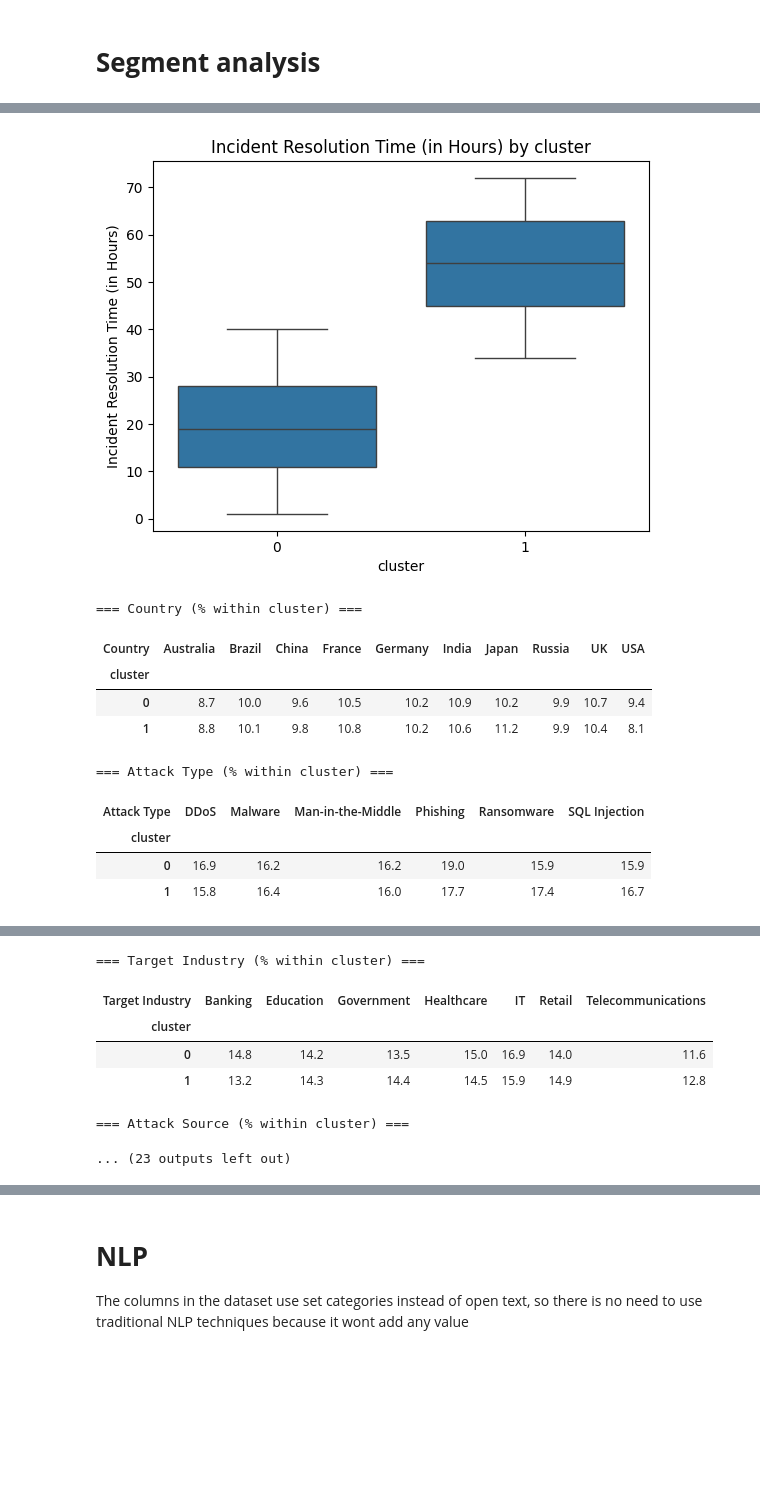
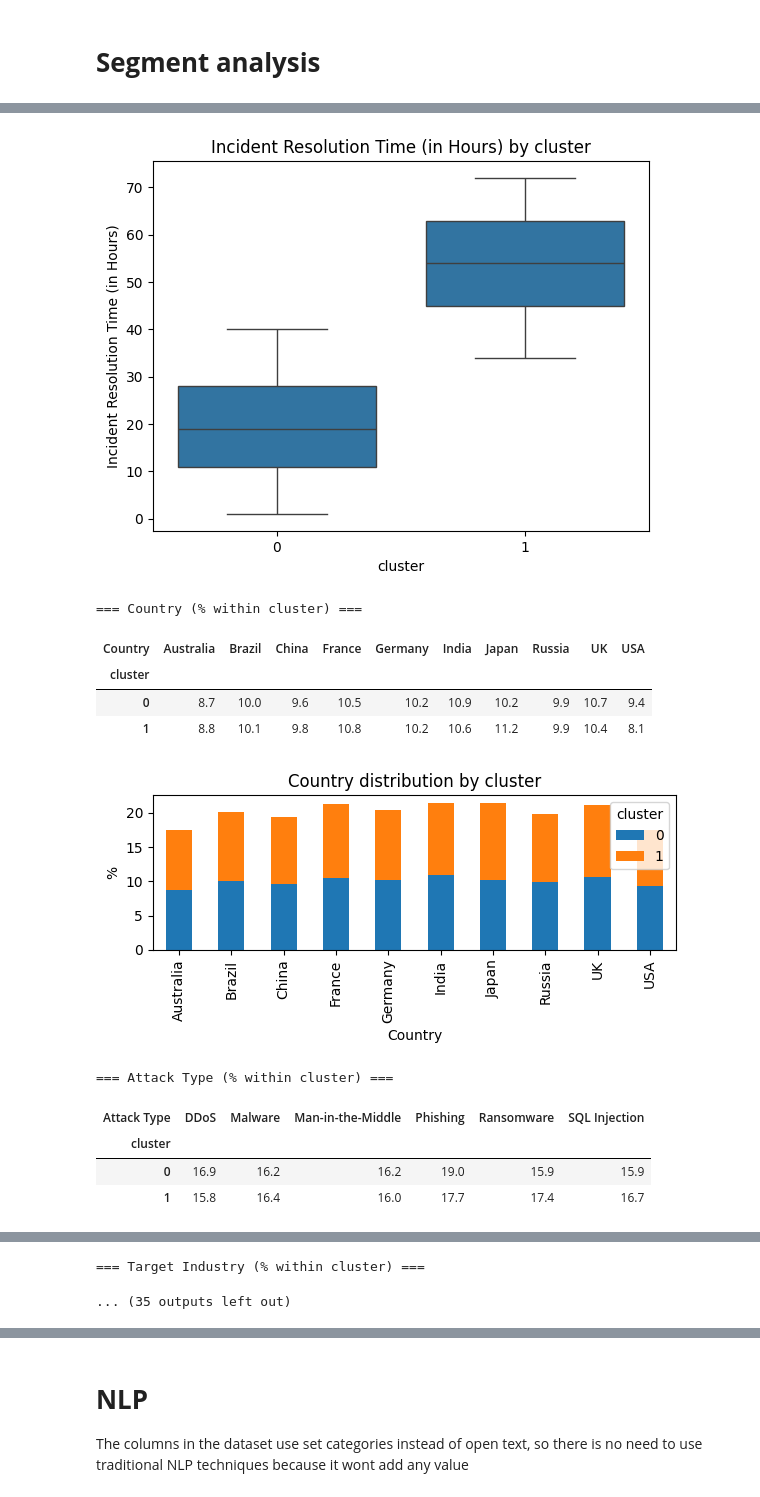
Before and after one commit to lorig1234/Cybersecurity-data-analysis, a Jupyter notebook: CyberSecurity Project/code.ipynb, the cells around one changed output, grey strips where cells are left out. Saved outputs shown, nothing was run; the diff lists cells and outputs as text; code cells hidden in the pictures; blank space fills up the shorter version.

```diff
--- a/CyberSecurity Project/code.ipynb
+++ b/CyberSecurity Project/code.ipynb
@@ -285,6 +325,7 @@ df = pd.read_csv("dataset_with_all_outlier_flags.csv")
 # ------------------------------------------------------------------
 flag_cols = [c for c in df.columns if c.endswith("_outlier") or c.endswith("_rare_level")]
 df_cln_1 = df[~df[flag_cols].any(axis=1)].reset_index(drop=True)
+df_cln_1.drop(columns=flag_cols, inplace=True)  # remove the flags
 
 print(f"Dropped {len(df) - len(df_cln_1)} rows as outliers; "
       f"{len(df_cln_1)} rows remain for clustering.")
@@ -324,9 +365,6 @@ plt.title('K-Means silhouette by k'); plt.show()
 df_cln_1["cluster"] = best_labels
 print(f"Best k = {best_k}  (silhouette = {best_score:.3f})")
 print("\nCluster sizes:\n", df_cln_1["cluster"].value_counts().sort_index())
-
-df_cln_1["cluster"] = best_labels
-print(f"Best k = {best_k}  (silhouette = {best_score:.3f})")
 # %% [output]
 Dropped 215 rows as outliers; 2785 rows remain for clustering.
 [figure]
@@ -344,8 +381,10 @@ from sklearn.mixture import GaussianMixture
 from sklearn.metrics import silhouette_score
 
 # X = preprocessed matrix from earlier
+df = pd.read_csv("dataset_with_all_outlier_flags.csv")
 
 df_cln_2 = df[~df[flag_cols].any(axis=1)].reset_index(drop=True)
+df_cln_2.drop(columns=flag_cols, inplace=True)  # remove the flags
 
 X_pca = PCA(n_components=10, random_state=42).fit_transform(X)
 
@@ -355,7 +394,7 @@ for k in range(2,7):
     gmm = GaussianMixture(k, random_state=42)
     labels = gmm.fit_predict(X_pca)
     sil = silhouette_score(X_pca, labels)
-    print(f'k={k}, silhouette={sil:.3f}')
+    # print(f'k={k}, silhouette={sil:.3f}')
     if sil > best_sil:
         best_k, best_sil, best_labels = k, sil, labels
     k_vals.append(k)
@@ -365,8 +404,9 @@ plt.plot(k_vals, sil_scores, marker='o')
 plt.xlabel('k'); plt.ylabel('silhouette')
 plt.title('GMM silhouette by k'); plt.show()
 
-print(f"\nChosen GMM k={best_k}  (silhouette={best_sil:.3f})")
 df_cln_2["cluster"] = best_labels
+print(f"Best k = {best_k}  (silhouette = {best_sil:.3f})")
+print("\nCluster sizes:\n", df_cln_2["cluster"].value_counts().sort_index())
 
 # ------------- save cluster-labelled dfs ----------
 df_cln_1.to_csv("df_kmeans_clusters.csv", index=False)
@@ -423,40 +464,41 @@ def Print_Cluster(df_cln):
         display(tab.iloc[:10])          # .head() keeps it short; drop if you want full table
 
         # # stacked bar
-        # tab.T.plot(kind='bar', stacked=True, figsize=(6,3))
-        # plt.title(f'{col} distribution by cluster')
-        # plt.ylabel('%'); plt.legend(title='cluster'); plt.tight_layout(); plt.show()
+        tab.T.plot(kind='bar', stacked=True, figsize=(6,3))
+        plt.title(f'{col} distribution by cluster')
+        plt.ylabel('%'); plt.legend(title='cluster'); plt.tight_layout(); plt.show()
 
     # Optional: chi-square test to see if distribution differs
     from scipy.stats import chi2_contingency
     for col in cat_cols:
         cont = pd.crosstab(df_cln['cluster'], df_cln[col])
         chi2, p, *_ = chi2_contingency(cont)
         print(f"{col}: p-value = {p:.4f}")
 
 
 print("\n=== Cluster Kmeans Analysis ===")
 
 Print_Cluster(df_cln_1)
 print("\n=== Cluster GMM Analysis ===")
 
 Print_Cluster(df_cln_2)
 # %% [output]
 === Cluster Kmeans Analysis ===
 
 === Numeric medians by cluster ===
 |  | Year | Financial Loss (in Million $) | Number of Affected Users | Incident Resolution Time (in Hours) |
 | cluster |  |  |  |  |
 | 0 | 2020.0 | 52.31 | 488599.0 | 19.0 |
 | 1 | 2020.0 | 49.26 | 512979.0 | 54.0 |
 [figure]
 [figure]
 [figure]
 === Country (% within cluster) ===
 | Country | Australia | Brazil | China | France | Germany | India | Japan | Russia | UK | USA |
 | cluster |  |  |  |  |  |  |  |  |  |  |
 | 0 | 8.7 | 10.0 | 9.6 | 10.5 | 10.2 | 10.9 | 10.2 | 9.9 | 10.7 | 9.4 |
 | 1 | 8.8 | 10.1 | 9.8 | 10.8 | 10.2 | 10.6 | 11.2 | 9.9 | 10.4 | 8.1 |
+[figure, added]
 === Attack Type (% within cluster) ===
 | Attack Type | DDoS | Malware | Man-in-the-Middle | Phishing | Ransomware | SQL Injection |
 | cluster |  |  |  |  |  |  |
@@ -465,10 +508,5 @@ Print_Cluster(df_cln_2)
 === Target Industry (% within cluster) ===
-| Target Industry | Banking | Education | Government | Healthcare | IT | Retail | Telecommunications |
-| cluster |  |  |  |  |  |  |  |
-| 0 | 14.8 | 14.2 | 13.5 | 15.0 | 16.9 | 14.0 | 11.6 |
-| 1 | 13.2 | 14.3 | 14.4 | 14.5 | 15.9 | 14.9 | 12.8 |
-=== Attack Source (% within cluster) ===
+... (35 outputs left out)
-... (23 outputs left out)
 # %% [markdown]
 conclusion:
 
```
Also changed, not shown: parts of 18 cells of this notebook, 11 other files.
